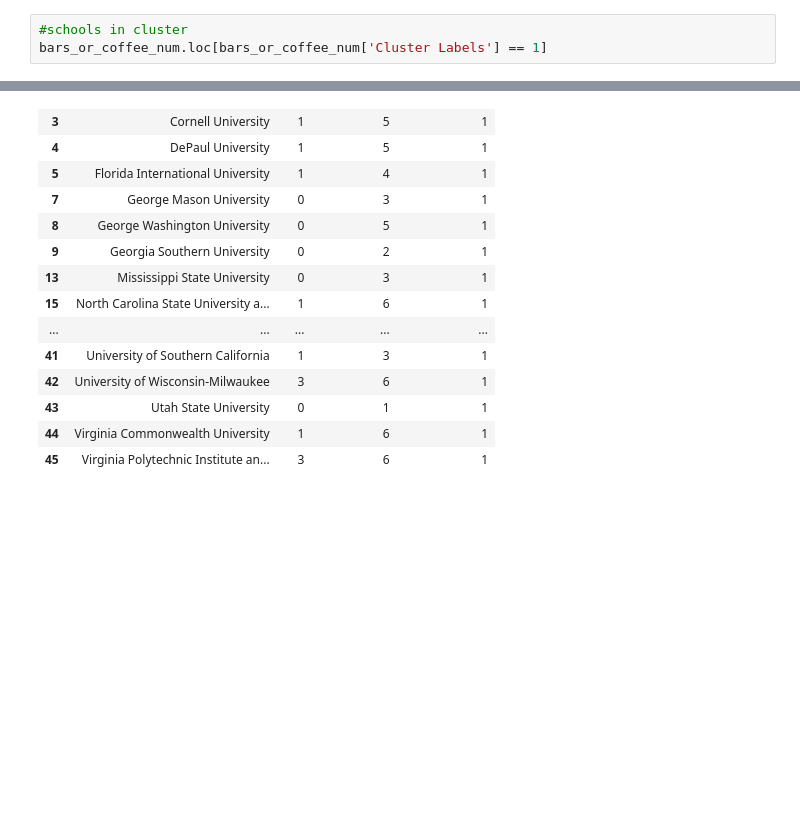
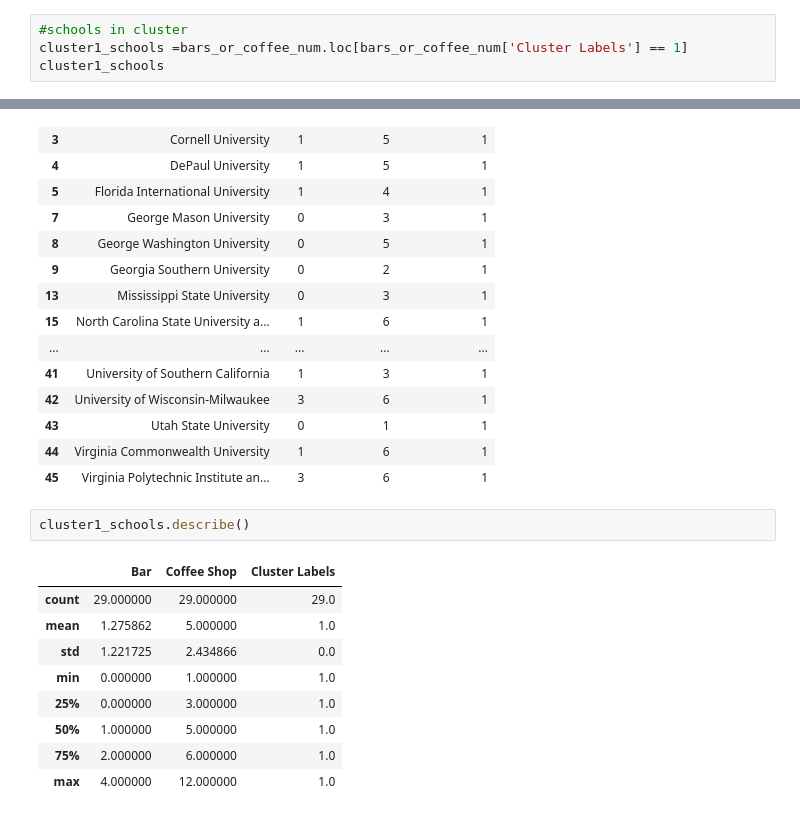
Before and after one commit to hijabe/Coursera_Capstone, a Jupyter notebook: Capstone Project - Party or Study University Code.ipynb, the cells around one changed output, grey strips where cells are left out. Cells and saved outputs as stored; diff of their text form; blank space fills up the shorter version.

```diff
--- a/Capstone Project - Party or Study University Code.ipynb
+++ b/Capstone Project - Party or Study University Code.ipynb
@@ -407,7 +422,8 @@ bars_or_coffee_num.loc[bars_or_coffee_num['Cluster Labels'] == 0]
 Cluster 1 was my study school for this sample of schools.
 # %%
 #schools in cluster
-bars_or_coffee_num.loc[bars_or_coffee_num['Cluster Labels'] == 1]
+cluster1_schools =bars_or_coffee_num.loc[bars_or_coffee_num['Cluster Labels'] == 1]
+cluster1_schools
 # %% [output]
 |  | university | Bar | Coffee Shop | Cluster Labels |
 | 0 | Boston University | 1 | 3 | 1 |
@@ -426,3 +442,15 @@ bars_or_coffee_num.loc[bars_or_coffee_num['Cluster Labels'] == 1]
 | 43 | Utah State University | 0 | 1 | 1 |
 | 44 | Virginia Commonwealth University | 1 | 6 | 1 |
 | 45 | Virginia Polytechnic Institute an... | 3 | 6 | 1 |
+# %%
+cluster1_schools.describe()
+# %% [output]
+|  | Bar | Coffee Shop | Cluster Labels |
+| count | 29.000000 | 29.000000 | 29.0 |
+| mean | 1.275862 | 5.000000 | 1.0 |
+| std | 1.221725 | 2.434866 | 0.0 |
+| min | 0.000000 | 1.000000 | 1.0 |
+| 25% | 0.000000 | 3.000000 | 1.0 |
+| 50% | 1.000000 | 5.000000 | 1.0 |
+| 75% | 2.000000 | 6.000000 | 1.0 |
+| max | 4.000000 | 12.000000 | 1.0 |
```
Also changed, not shown: parts of 3 cells of this notebook.
